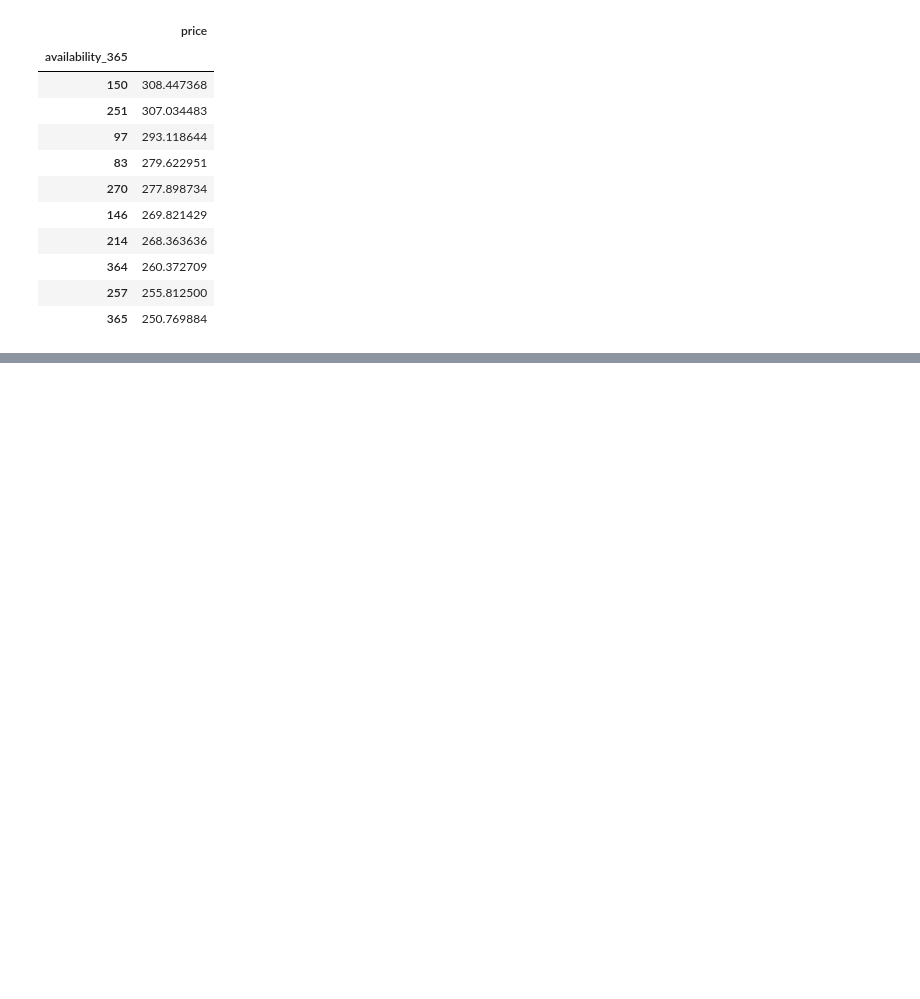
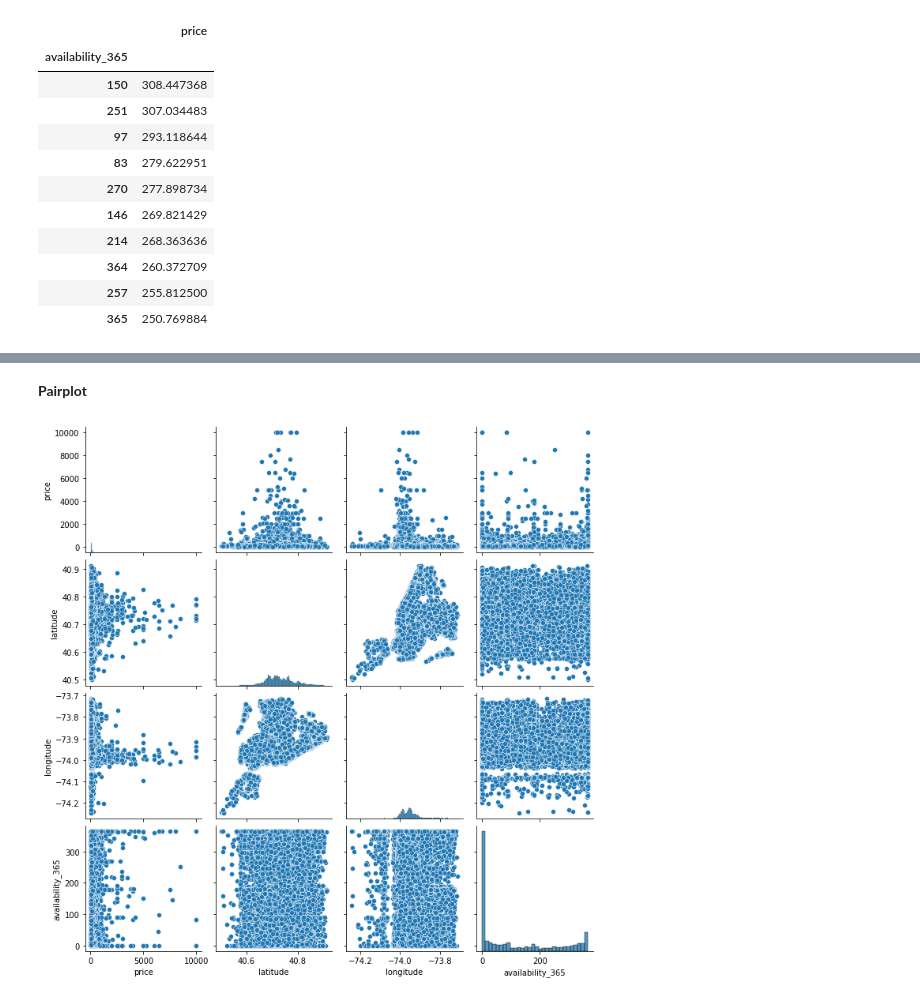
Before and after one commit to pratikshiralkar/EDA-Capstone-Project, a Jupyter notebook: Copy_of_Airbnb_Bookings_Analysis_Capstone_Project.ipynb, the cells around one changed output, grey strips where cells are left out. Saved outputs shown, nothing was run; the diff lists cells and outputs as text; code cells hidden in the pictures; blank space fills up the shorter version.

```diff
--- a/Copy_of_Airbnb_Bookings_Analysis_Capstone_Project.ipynb
+++ b/Copy_of_Airbnb_Bookings_Analysis_Capstone_Project.ipynb
@@ -454,0 +465,7 @@ pd.pivot_table(nyc_df, index = ['availability_365'], values ='price').sort_value
+# %% [markdown]
+**Pairplot**
+# %%
+sns.pairplot(nyc_df[['price','latitude','longitude','availability_365']])
+plt.show()
+# %% [output]
+[figure, added]
```
Also changed, not shown: parts of 17 cells of this notebook.
